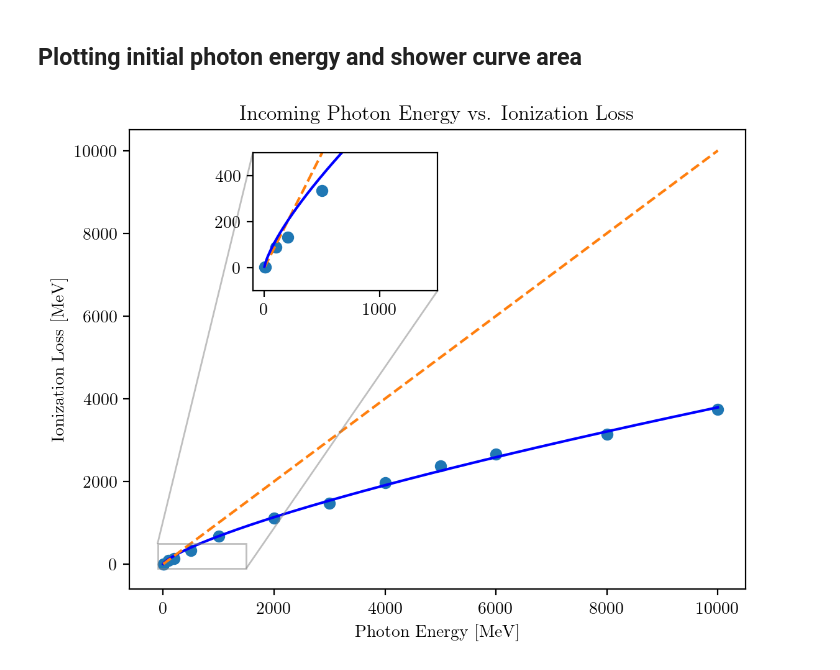
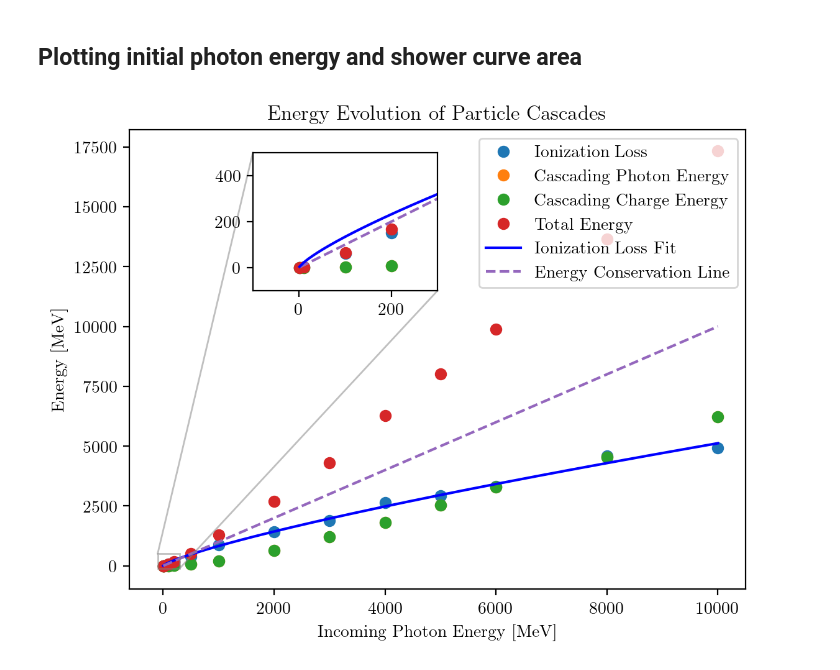
Before and after one commit to mattketk/particle-cascade, a Jupyter notebook: notebooks/ParticleCascade.ipynb, the cells around one changed output. Cells and saved outputs as stored; diff of their text form; code cells hidden in the pictures.

Commit message:
still figuring out energy conservation

```diff
--- a/notebooks/ParticleCascade.ipynb
+++ b/notebooks/ParticleCascade.ipynb
@@ -30,6 +30,7 @@ plt.savefig('../deliverables/figures/exp_dist.pdf')
 # %%
 initial_energy = 1e+3
 brem_crit = 6.9
+ion_loss_rate = 2.
 radiation_length = 5.80
 mat_thickness = 10.
 mat_density = 11.4
@@ -262,9 +278,9 @@ fig.savefig('../deliverables/figures/fit_parameter_convergence.pdf')
 # %% [markdown]
 ## Plotting initial photon energy and shower curve area
 # %%
-# photon_energies = np.logspace(1, 4, 10)
-photon_energies = np.array([1, 10, 100, 200, 500, 1000, 2000, 3000, 4000, 5000, 6000, 8000, 10000])
-for e in photon_energies:
+# incoming_energies = np.logspace(1, 4, 10)
+incoming_energies = np.array([1, 10, 100, 200, 500, 1000, 2000, 3000, 4000, 5000, 6000, 8000, 10000])
+for e in incoming_energies:
     total_charged = []
     total_photons = []
     for i in range(n_trials):
@@ -282,47 +298,70 @@ for e in photon_energies:
     photon_save = DataFrame(total_charged, columns=['Energy (MeV)', 'Depth (g/cm2)', 'Active'])
     photon_save.to_csv(f'data/photon_{energy_int}.csv', index=False)
 # %%
-# photon_energies = np.logspace(1, 4, 10)
-photon_energies = np.array([1, 10, 100, 200, 500, 1000, 2000, 3000, 4000, 5000, 6000, 8000, 10000])
+# incoming_energies = np.logspace(1, 4, 10)
+incoming_energies = np.array([1, 10, 100, 200, 500, 1000, 2000, 3000, 4000, 5000, 6000, 8000, 10000])
 shower_areas = []
-for e in photon_energies:
+photon_energies = []
+charged_energies = []
+for e in incoming_energies:
     energy_int = str(int(e))
     total_charged = read_csv(f'data/charged_{energy_int}.csv')
+    total_photons = read_csv(f'data/photon_{energy_int}.csv')
     bin_counts, bin_edges = np.histogram(total_charged['Depth (g/cm2)'], bins=100)
     bin_counts = np.divide(bin_counts, n_trials)
     bin_centers = (bin_edges[1:] + bin_edges[:-1])/2
-    shower_areas.append(2 * np.trapz(bin_counts, bin_centers))
+    shower_areas.append(ion_loss_rate * np.trapz(bin_counts, bin_centers))
 
+    remaining_charges = total_charged.to_numpy()
+    remaining_charges = remaining_charges[remaining_charges[:, 2] > 0, 0]
+    charged_energies.append(remaining_charges.sum() / n_trials)
 
-x = photon_energies
+    remaining_photons = total_photons.to_numpy()
+    remaining_photons = remaining_photons[remaining_photons[: ,2] > 0, 0]
+    photon_energies.append(remaining_photons.sum() / n_trials)
+
+shower_areas = np.array(shower_areas)
+photon_energies = np.array(photon_energies)
+charged_energies = np.array(charged_energies)
+
+total_energies = shower_areas + photon_energies + charged_energies
+
+x = incoming_energies
 y = shower_areas
 
 # inc_model = LinearModel()
 inc_model = PowerLawModel()
 params = inc_model.make_params(slope=1, intercept=1)
 results = inc_model.fit(y, params, x=x)
 x_fit = np.linspace(
-    photon_energies.min(),
-    photon_energies.max(),
+    incoming_energies.min(),
+    incoming_energies.max(),
     1000
 )
 
 fig, ax = plt.subplots(dpi=200)
-ax.plot(photon_energies, shower_areas, 'o', label='Ionization Loss')
+ax.plot(incoming_energies, shower_areas, 'o', label='Ionization Loss')
+ax.plot(incoming_energies, photon_energies, 'o', label='Cascading Photon Energy')
+ax.plot(incoming_energies, charged_energies, 'o', label='Cascading Charge Energy')
+ax.plot(incoming_energies, total_energies, 'o', label='Total Energy')
 ax.plot(x_fit, inc_model.eval(results.params, x=x_fit), label='Ionization Loss Fit', color='blue')
-ax.plot(x_fit, x_fit, linestyle='--')
+ax.plot(x_fit, x_fit, linestyle='--', label='Energy Conservation Line')
 
 axin = ax.inset_axes([0.2, 0.65, 0.3, 0.3])
-axin.set_xlim(-100, 1.5e+3)
+axin.set_xlim(-100, 300)
 axin.set_ylim(-100, 500)
 ax.indicate_inset_zoom(axin)
-axin.plot(photon_energies, shower_areas, 'o')
+axin.plot(incoming_energies, shower_areas, 'o')
+axin.plot(incoming_energies, photon_energies, 'o')
+axin.plot(incoming_energies, charged_energies, 'o')
+axin.plot(incoming_energies, total_energies, 'o')
 axin.plot(x_fit, x_fit, linestyle='--')
 axin.plot(x_fit, inc_model.eval(results.params, x=x_fit), color='blue')
-ax.set_xlabel('Photon Energy [MeV]')
-ax.set_ylabel('Ionization Loss [MeV]')
-ax.set_title('Incoming Photon Energy vs. Ionization Loss')
+ax.set_xlabel('Incoming Photon Energy [MeV]')
+ax.set_ylabel('Energy [MeV]')
+ax.set_title('Energy Evolution of Particle Cascades')
+ax.legend()
 
 fig.savefig('../deliverables/figures/shower_area_vs_energy.pdf')
 # %% [output]
-[figure, old version]
+[figure, new version]
```
Also changed, not shown: parts of 4 cells of this notebook, 26 other files.
